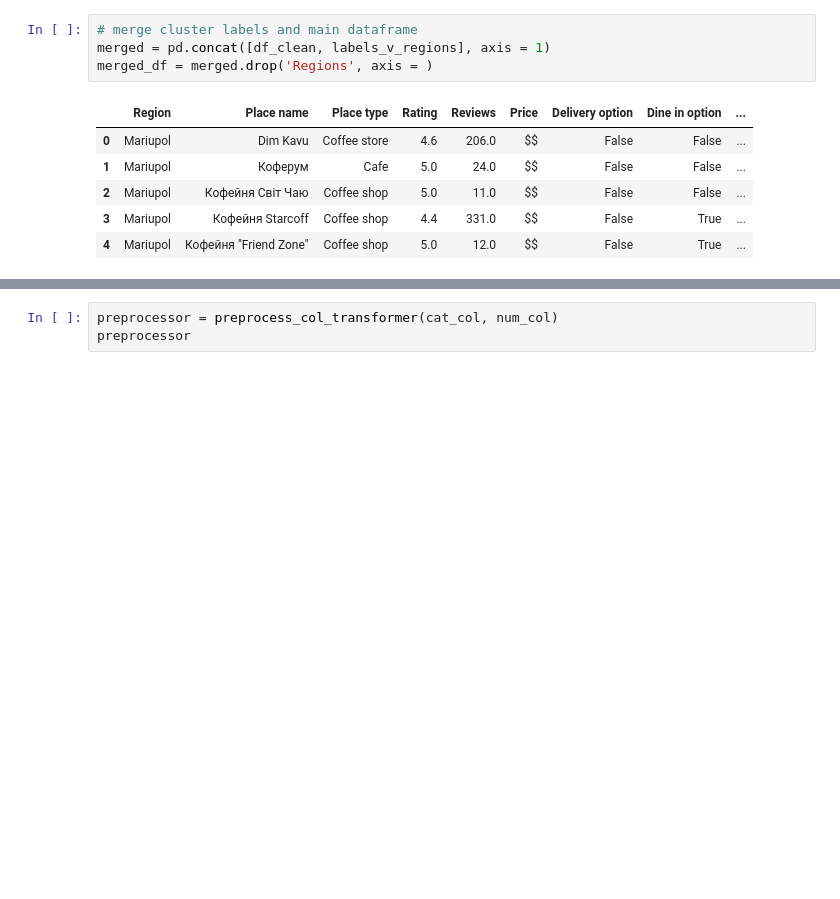
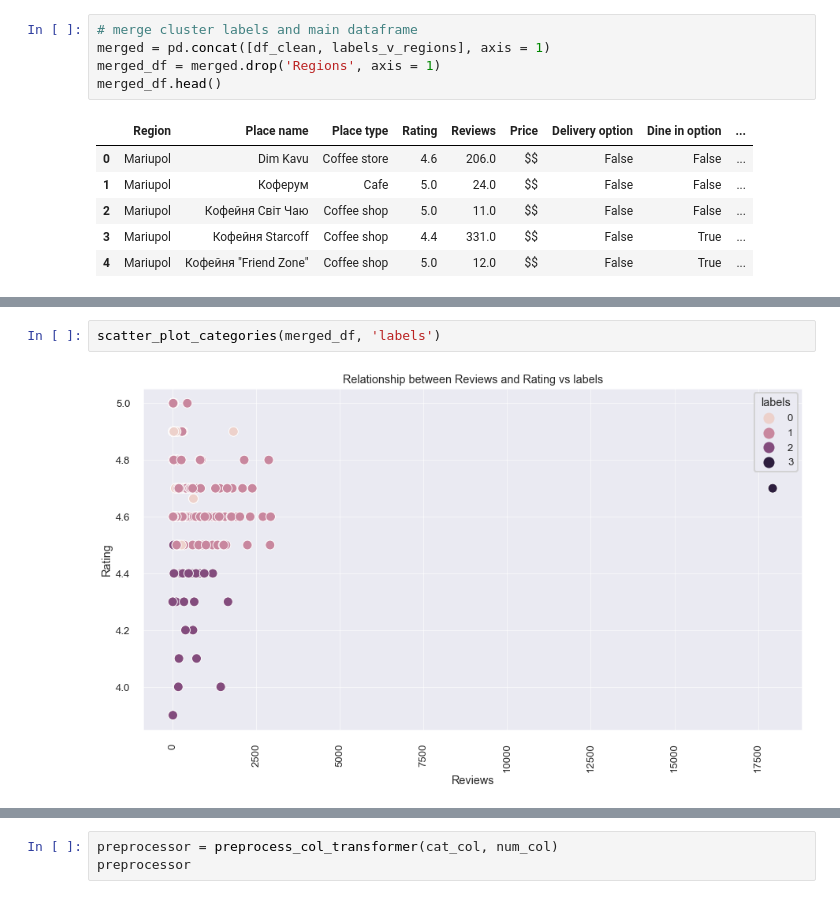
Before and after one commit to LenSin3/ukraine-coffee-shops, a Jupyter notebook: ukraine_coffee_shops.ipynb, the cells around one changed output, grey strips where cells are left out. Drawn from its saved outputs; the diff is of its cells as text; blank space fills up the shorter version.

```diff
--- a/ukraine_coffee_shops.ipynb
+++ b/ukraine_coffee_shops.ipynb
@@ -444,7 +456,8 @@ ct
 # %%
 # merge cluster labels and main dataframe
 merged = pd.concat([df_clean, labels_v_regions], axis = 1)
-merged_df = merged.drop('Regions', axis = )
+merged_df = merged.drop('Regions', axis = 1)
+merged_df.head()
 # %% [output]
 |  | Region | Place name | Place type | Rating | Reviews | Price | Delivery option | Dine in option | ... |
 | 0 | Mariupol | Dim Kavu | Coffee store | 4.6 | 206.0 | $$ | False | False | ... |
@@ -454,0 +484,4 @@ merged_df = merged.drop('Regions', axis = )
+# %%
+scatter_plot_categories(merged_df, 'labels')
+# %% [output]
+[figure, added]
```
Also changed, not shown: parts of 8 cells of this notebook.
